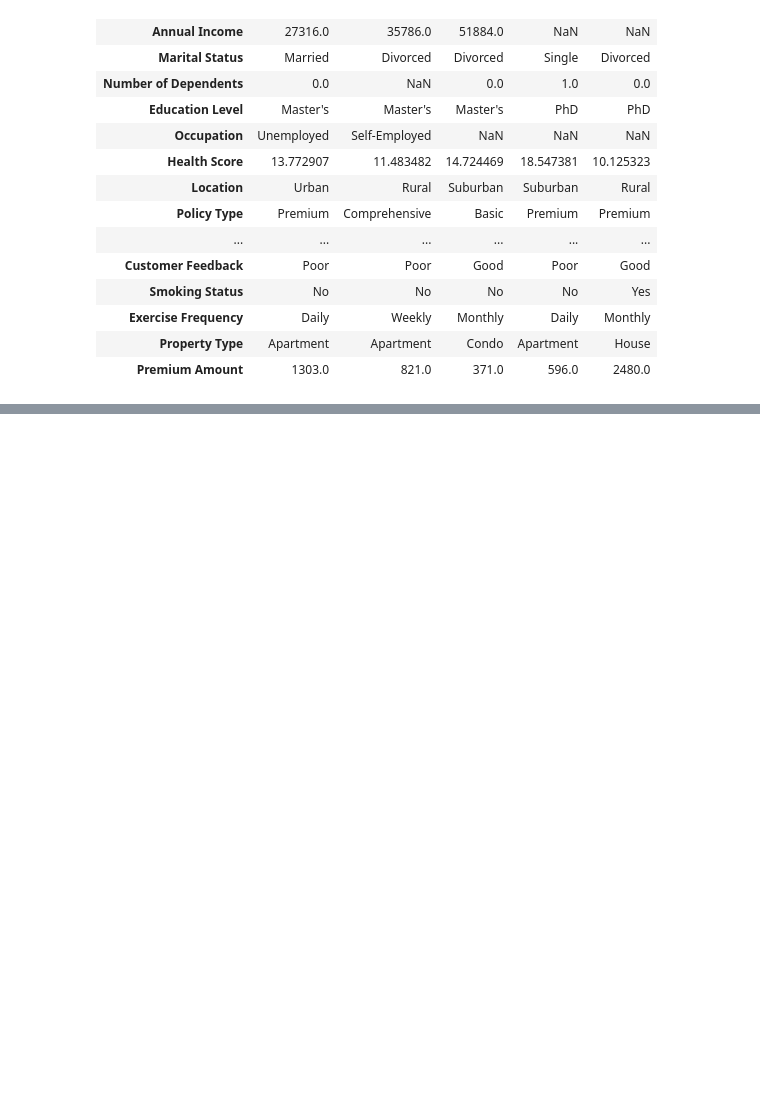
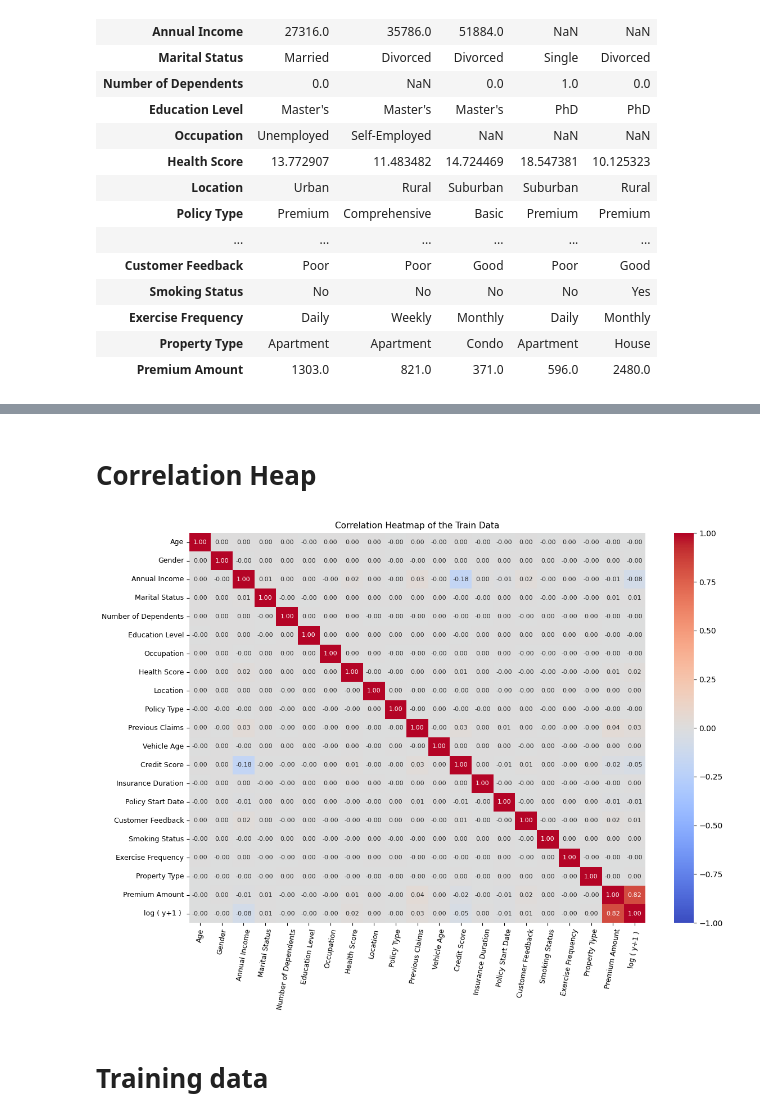
Before and after one commit to wang900115/Kaggle, a Jupyter notebook: Insurance/model.ipynb, the cells around one changed output, grey strips where cells are left out. Drawn from its saved outputs; the diff is of its cells as text; code cells hidden in the pictures; blank space fills up the shorter version.

```diff
--- a/Insurance/model.ipynb
+++ b/Insurance/model.ipynb
@@ -39,0 +276,21 @@ print(f'Data type: {train[target_column].dtype}')
+# %% [markdown]
+# Correlation Heap
+# %%
+numeric_data = train.select_dtypes(include=['number'])
+numeric_data['log ( y+1 ) '] = np.log1p(train[target_column])
+
+
+correlation_matrix = numeric_data.corr()
+plt.figure(figsize=(12, 9))
+heatmap = sns.heatmap(correlation_matrix, annot=True, cmap='coolwarm', vmax=1, vmin=-1,
+                      annot_kws={"size": 8}, fmt=".2f")
+heatmap.set_xticklabels(heatmap.get_xticklabels(), rotation=80, fontsize=9)
+heatmap.set_yticklabels(heatmap.get_yticklabels(), rotation=0, fontsize=9)
+
+plt.title("Correlation Heatmap of the Train Data", fontsize=11)
+plt.tight_layout()
+plt.show()
+# %% [output]
+[figure, added]
+# %% [markdown]
+# Training data
```
Also changed, not shown: parts of 37 cells of this notebook, 1 other file.
